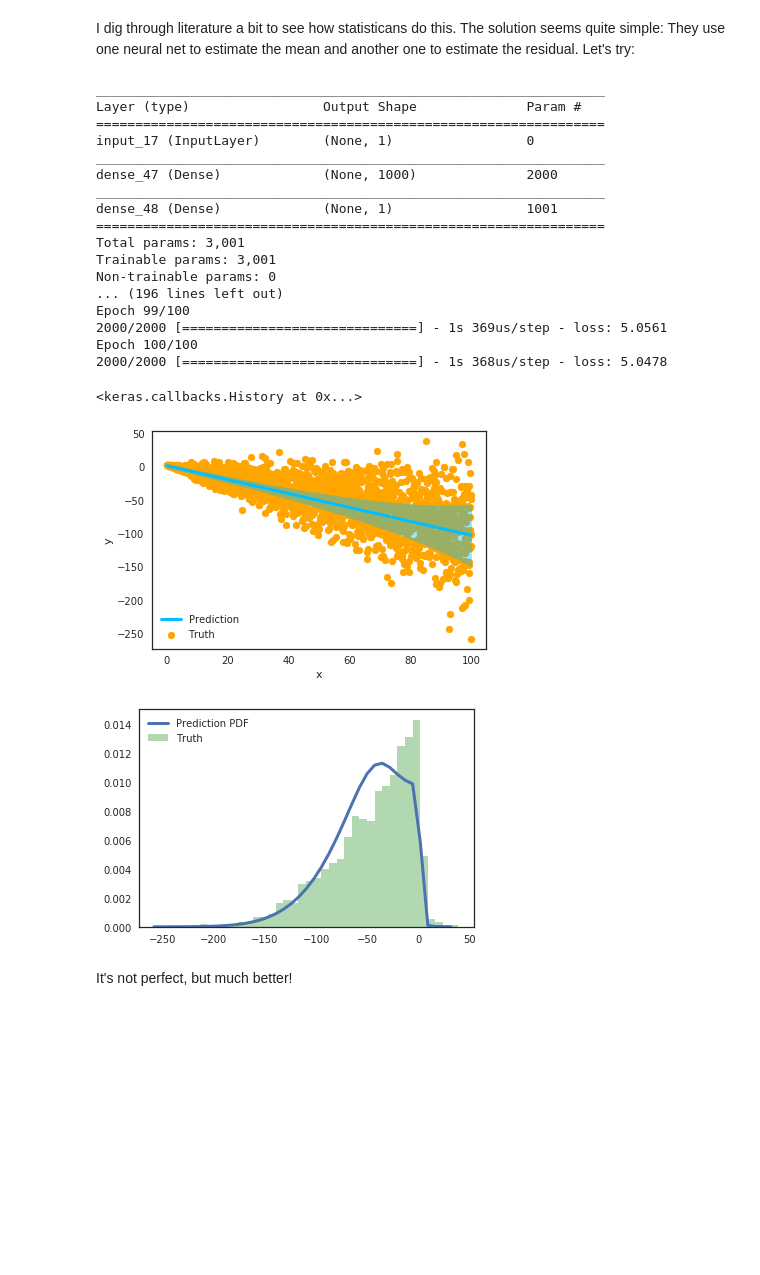
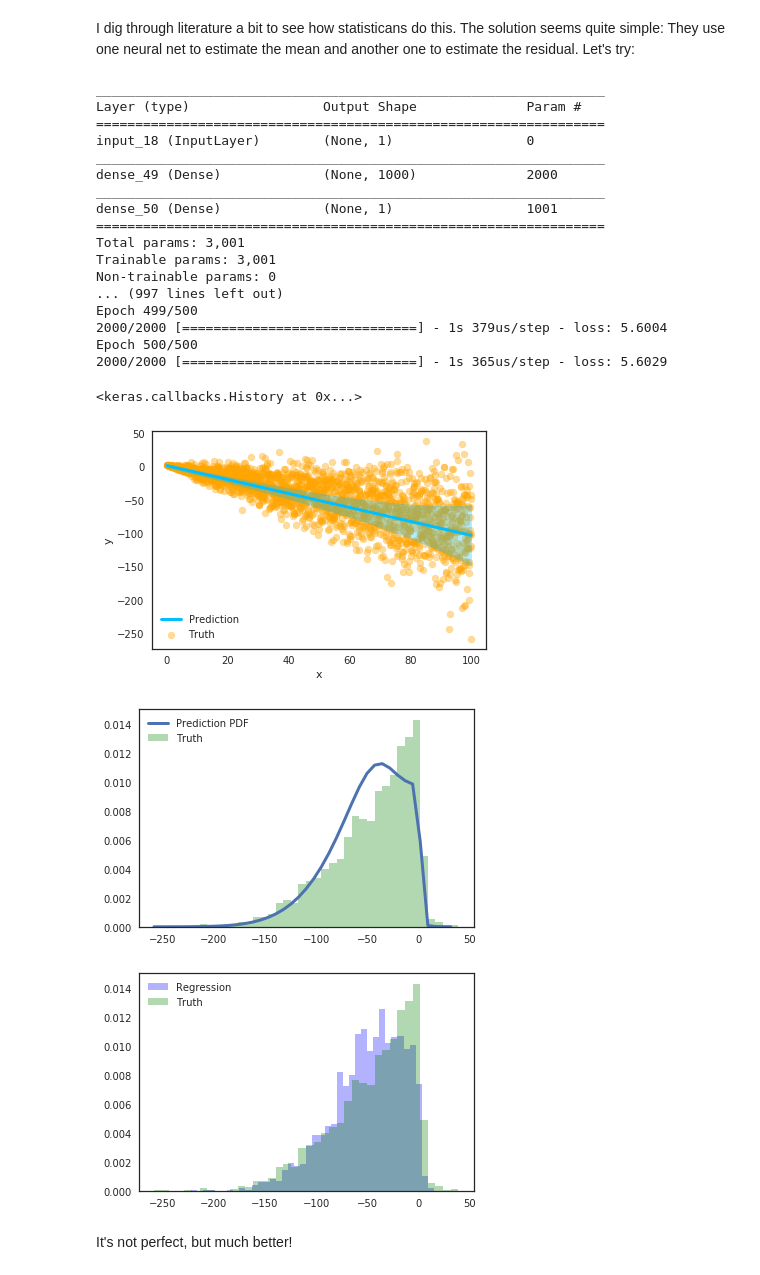
Before and after one commit to thongonary/Thoughts, a Jupyter notebook: Uncertainty quantification for regression.ipynb, the cells around one changed output. Cells and saved outputs as stored; diff of their text form; code cells hidden in the pictures; blank space fills up the shorter version.

Commit message:
random deco

```diff
--- a/Uncertainty quantification for regression.ipynb
+++ b/Uncertainty quantification for regression.ipynb
@@ -330,57 +330,64 @@ sigma_model.compile(loss='mse', optimizer='adam')
 sigma_model.summary()
 
 sigma_model.fit(x_train, log_var_train,
-            epochs=100, batch_size=10, verbose=1
+            epochs=500, batch_size=10, verbose=1
           )
 # %% [output]
 _________________________________________________________________
 Layer (type)                 Output Shape              Param #
 =================================================================
-input_17 (InputLayer)        (None, 1)                 0
+input_18 (InputLayer)        (None, 1)                 0
 _________________________________________________________________
-dense_47 (Dense)             (None, 1000)              2000
+dense_49 (Dense)             (None, 1000)              2000
 _________________________________________________________________
-dense_48 (Dense)             (None, 1)                 1001
+dense_50 (Dense)             (None, 1)                 1001
 =================================================================
 Total params: 3,001
 Trainable params: 3,001
 Non-trainable params: 0
-... (196 lines left out)
-Epoch 99/100
-2000/2000 [==============================] - 1s 369us/step - loss: 5.0561
-Epoch 100/100
-2000/2000 [==============================] - 1s 368us/step - loss: 5.0478
+... (997 lines left out)
+Epoch 499/500
+2000/2000 [==============================] - 1s 379us/step - loss: 5.6004
+Epoch 500/500
+2000/2000 [==============================] - 1s 365us/step - loss: 5.6029
 <keras.callbacks.History at 0x...>
 # %%
 log_var_pred = sigma_model.predict(x)
 std_pred = np.sqrt(np.exp(log_var_pred)).flatten()
 yhat = yhat.flatten()
-plt.scatter(x,yval, color='orange', label='Truth')
+plt.scatter(x,yval, color='orange', label='Truth', alpha=0.4)
 plt.plot(x, yhat, linewidth=3, color='deepskyblue', label='Prediction')
-plt.fill_between(x, yhat-std_pred, yhat+std_pred, alpha=0.4, color='deepskyblue')
+plt.fill_between(x, yhat-std_pred, yhat+std_pred, alpha=0.3, color='deepskyblue')
 
 plt.xlabel('x')
 plt.ylabel('y')
 plt.legend(loc='best')
 plt.show()
-
-
 
 N_bins = 40
 
 l_bound = min(yval)
 u_bound = max(yval)
 bin_width = (u_bound - l_bound)/N_bins
 z = np.arange(l_bound, u_bound, bin_width)
 bin_content = sum_of_gaussians(z, yhat, std_pred)
 plt.figure()
 plt.plot(z,bin_content, linewidth=3, label='Prediction PDF')
 plt.hist(yval, color='green', bins=N_bins, alpha=0.3, label='Truth', density=True)
 plt.legend(loc='best')
 plt.show()
+
+# Sample from predict PDF to get a new dataset
+yregressed = yhat + np.random.normal(0, std_pred)
+plt.figure()
+plt.hist(yregressed, color='blue', bins=N_bins, alpha=0.3, label='Regression', density=True)
+plt.hist(yval, color='green', bins=N_bins, alpha=0.3, label='Truth', density=True)
+plt.legend(loc='best')
+plt.show()
 # %% [output]
-[figure, old version]
+[figure, new version]
 [figure]
+[figure, added]
 # %% [markdown]
 It's not perfect, but much better!
 # %% [markdown]
```
Also changed, not shown: parts of 5 cells of this notebook.
